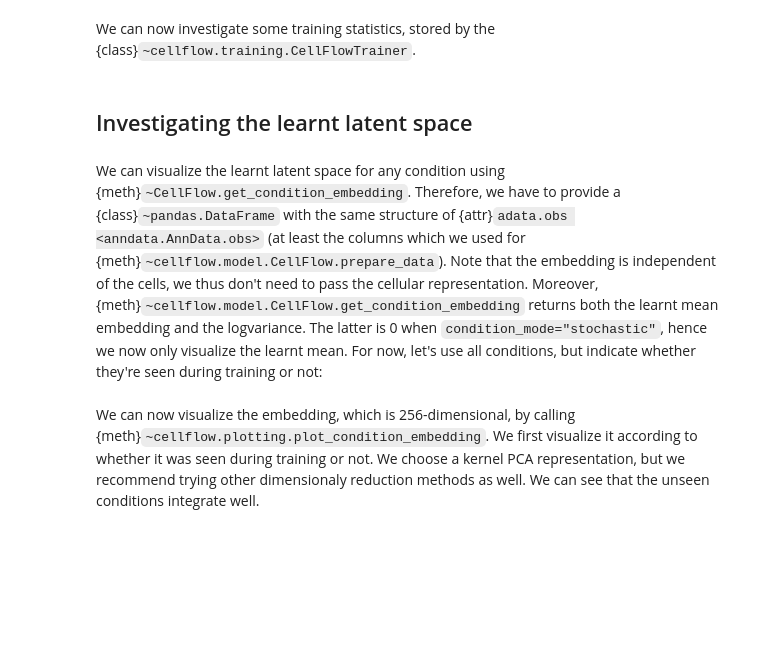
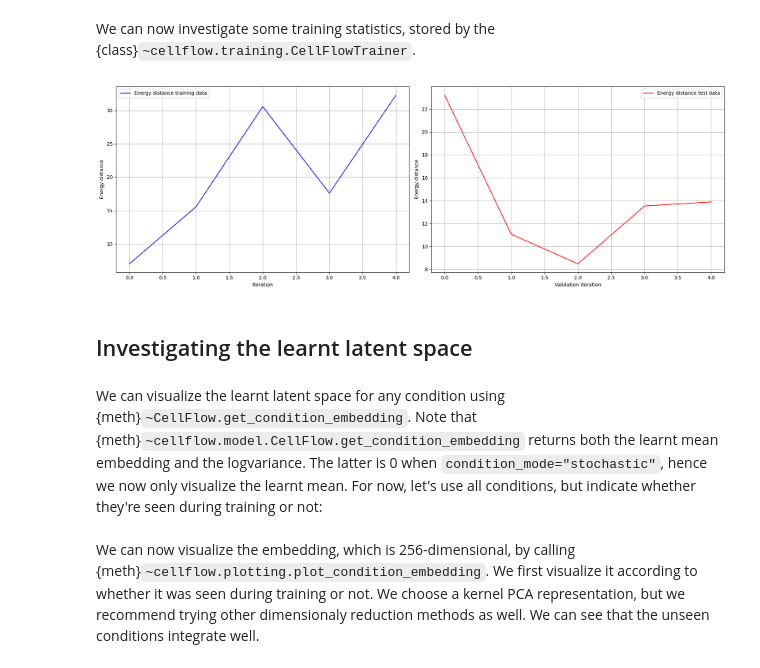
Before and after one commit to theislab/scaling_flow, a Jupyter notebook: docs/notebooks/201_zebrafish_continuous.ipynb, the cells around one changed output. Saved outputs shown, nothing was run; the diff lists cells and outputs as text; code cells hidden in the pictures; blank space fills up the shorter version.

```diff
--- a/docs/notebooks/201_zebrafish_continuous.ipynb
+++ b/docs/notebooks/201_zebrafish_continuous.ipynb
@@ -215,8 +225,8 @@ callbacks = [metrics_callback]
 Finally, we are ready to train our model. We set the number of iterations relatively high as we have a strongly heterogeneous population.
 # %%
 cf.train(
-        num_iterations=100_000,
+        num_iterations=300_000,
         batch_size=2048,
         callbacks=callbacks,
-        valid_freq=20_000,
+        valid_freq=60_000,
     )
@@ -225,38 +249,33 @@ We can now investigate some training statistics, stored by the {class}`~cellflow
 # %%
 e_distances_train = cf.trainer.training_logs["train_e_distance_mean"]
 e_distances_test = cf.trainer.training_logs["test_e_distance_mean"]
-r_squared_test   = cf.trainer.training_logs["pca_decoded_test_r_squared_mean"]
 
 iterations_train = np.arange(len(e_distances_train))
 iterations_test  = np.arange(len(e_distances_test))
-iterations_r2    = np.arange(len(r_squared_test))
 
-fig, axes = plt.subplots(1, 3, figsize=(18, 6))
+fig, axes = plt.subplots(1, 2, figsize=(18, 6))
 
 axes[0].plot(iterations_train, e_distances_train, linestyle='-', color='blue', label='Energy distance training data')
 axes[0].set_xlabel('Iteration')
 axes[0].set_ylabel('Energy distance')
 axes[0].legend()
 axes[0].grid(True)
 
 axes[1].plot(iterations_test, e_distances_test, linestyle='-', color='red', label='Energy distance test data')
 axes[1].set_xlabel('Validation iteration')
 axes[1].set_ylabel('Energy distance')
 axes[1].legend()
 axes[1].grid(True)
 
-axes[2].plot(iterations_r2, r_squared_test, linestyle='-', color='green', label='Mean R squared on test data')
-axes[2].set_xlabel('Validation iteration')
-axes[2].set_ylabel('R squared')
-axes[2].legend()
-axes[2].grid(True)
 
 plt.tight_layout()
 plt.show()
+# %% [output]
+[figure, added]
 # %% [markdown]
 ## Investigating the learnt latent space
 # %% [markdown]
-We can visualize the learnt latent space for any condition using {meth}`~CellFlow.get_condition_embedding`. Therefore, we have to provide a {class}`~pandas.DataFrame` with the same structure of {attr}`adata.obs <anndata.AnnData.obs>` (at least the columns which we used for {meth}`~cellflow.model.CellFlow.prepare_data`). Note that the embedding is independent of the cells, we thus don't need to pass the cellular representation. Moreover, {meth}`~cellflow.model.CellFlow.get_condition_embedding` returns both the learnt mean embedding and the logvariance. The latter is 0 when `condition_mode="stochastic"`, hence we now only visualize the learnt mean.
+We can visualize the learnt latent space for any condition using {meth}`~CellFlow.get_condition_embedding`. Note that {meth}`~cellflow.model.CellFlow.get_condition_embedding` returns both the learnt mean embedding and the logvariance. The latter is 0 when `condition_mode="stochastic"`, hence we now only visualize the learnt mean.
 For now, let's use all conditions, but indicate whether they're seen during training or not:
 # %%
 covariate_data_train = adata_train[~adata_train.obs["is_control"].to_numpy()].obs.drop_duplicates(subset=["condition"])
```
Also changed, not shown: parts of 36 cells of this notebook.
